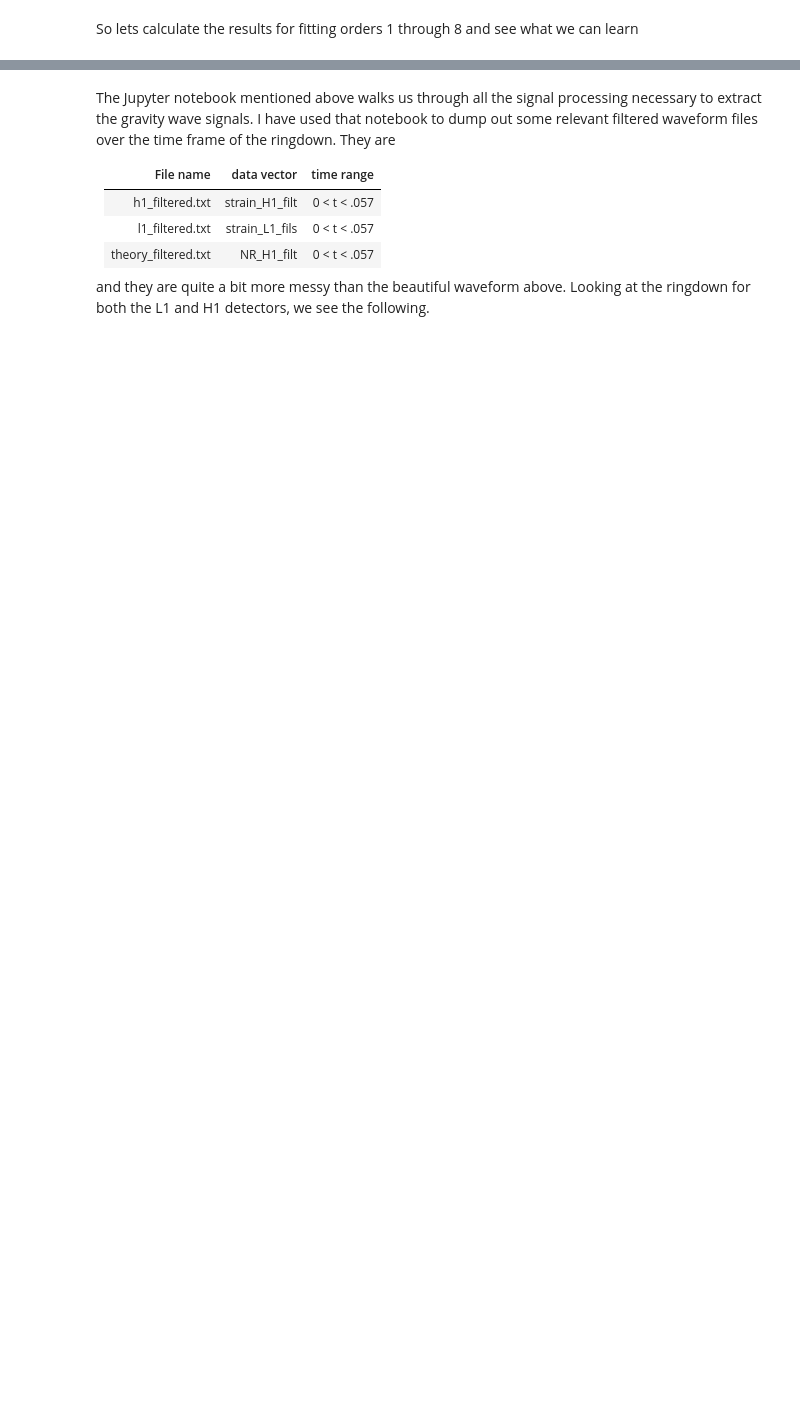
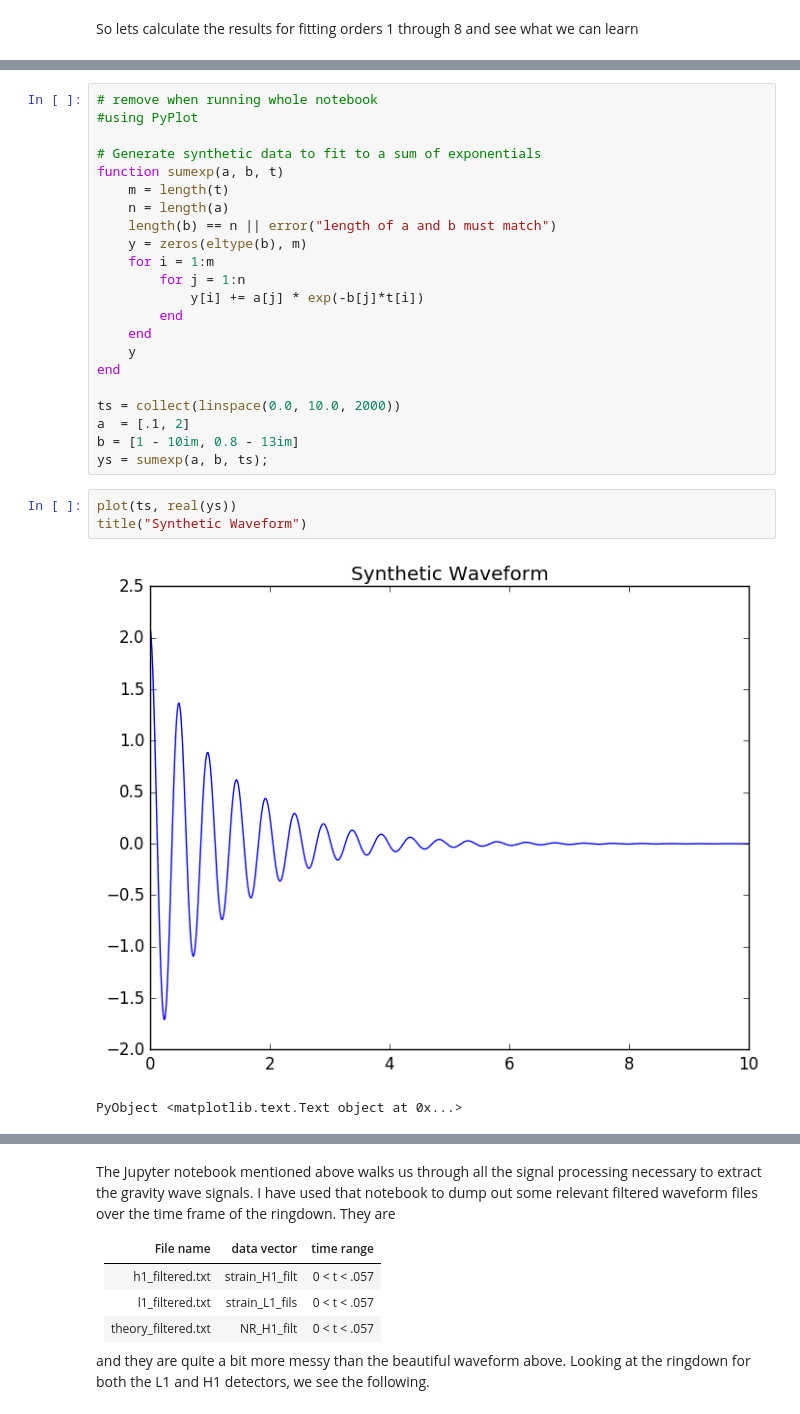
Before and after one commit to macd/dbm_notebooks, a Jupyter notebook: ringdown_fit.ipynb, the cells around one changed output, grey strips where cells are left out. Saved outputs shown, nothing was run; the diff lists cells and outputs as text; blank space fills up the shorter version.

```diff
--- a/ringdown_fit.ipynb
+++ b/ringdown_fit.ipynb
@@ -311,0 +321,28 @@ println("error count", error_count)
+# %%
+# remove when running whole notebook
+#using PyPlot
+
+# Generate synthetic data to fit to a sum of exponentials
+function sumexp(a, b, t)
+    m = length(t)
+    n = length(a)
+    length(b) == n || error("length of a and b must match")
+    y = zeros(eltype(b), m)
+    for i = 1:m
+        for j = 1:n
+            y[i] += a[j] * exp(-b[j]*t[i])
+        end
+    end
+    y
+end
+
+ts = collect(linspace(0.0, 10.0, 2000))
+a  = [.1, 2]
+b = [1 - 10im, 0.8 - 13im]
+ys = sumexp(a, b, ts);
+# %%
+plot(ts, real(ys))
+title("Synthetic Waveform")
+# %% [output]
+[figure, added]
+PyObject <matplotlib.text.Text object at 0x...>
```
Also changed, not shown: parts of 38 cells of this notebook.
